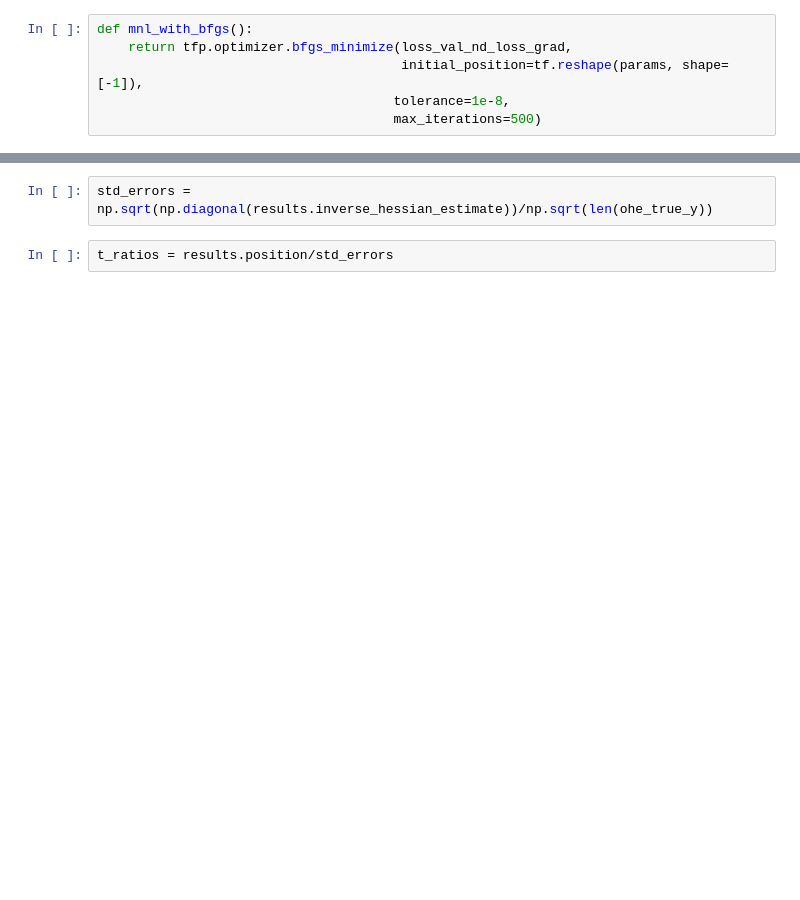
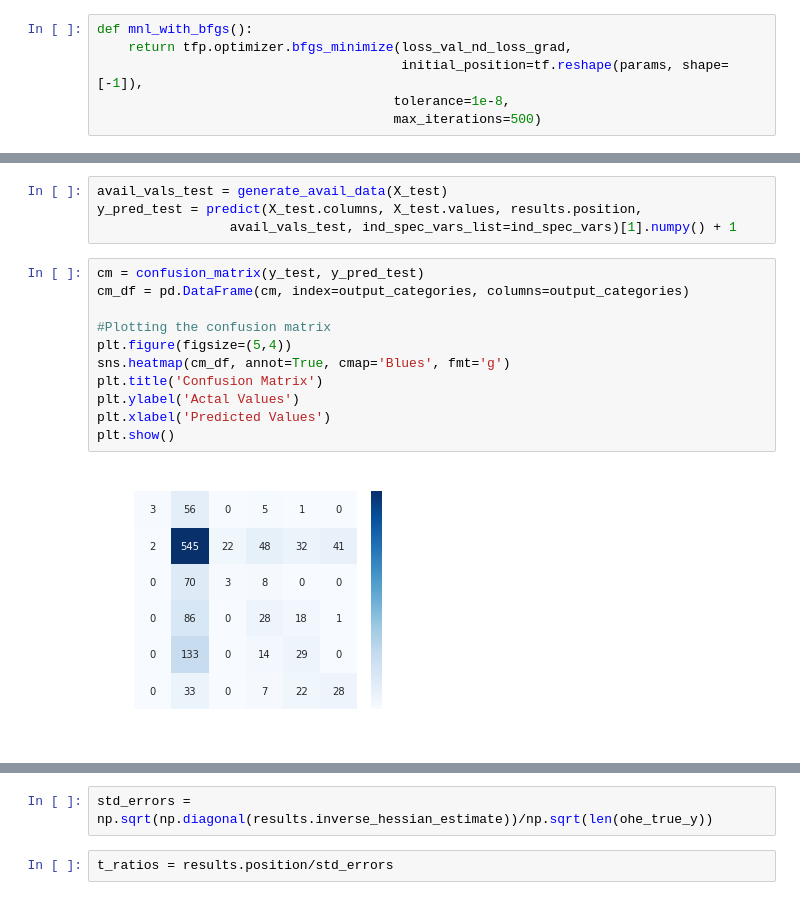
Before and after one commit to Obliquedbishop/CG_based_DCMs, a Jupyter notebook: discrete_choice_model.ipynb, the cells around one changed output, grey strips where cells are left out. Drawn from its saved outputs; the diff is of its cells as text; blank space fills up the shorter version.

```diff
--- a/discrete_choice_model.ipynb
+++ b/discrete_choice_model.ipynb
@@ -561,0 +583,17 @@ Number of iterations: 16
+# %%
+avail_vals_test = generate_avail_data(X_test)
+y_pred_test = predict(X_test.columns, X_test.values, results.position,
+                 avail_vals_test, ind_spec_vars_list=ind_spec_vars)[1].numpy() + 1
+# %%
+cm = confusion_matrix(y_test, y_pred_test)
+cm_df = pd.DataFrame(cm, index=output_categories, columns=output_categories)
+
+#Plotting the confusion matrix
+plt.figure(figsize=(5,4))
+sns.heatmap(cm_df, annot=True, cmap='Blues', fmt='g')
+plt.title('Confusion Matrix')
+plt.ylabel('Actal Values')
+plt.xlabel('Predicted Values')
+plt.show()
+# %% [output]
+[figure, added]
```
Also changed, not shown: parts of 54 cells of this notebook, 3 other files.
